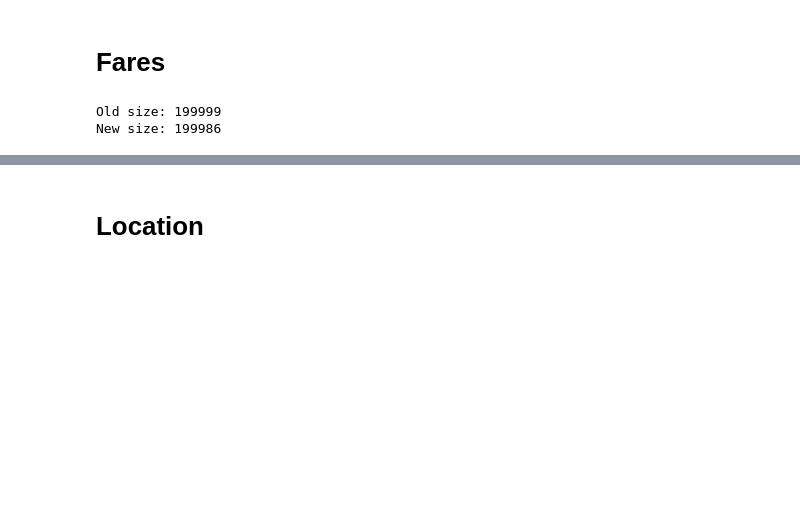
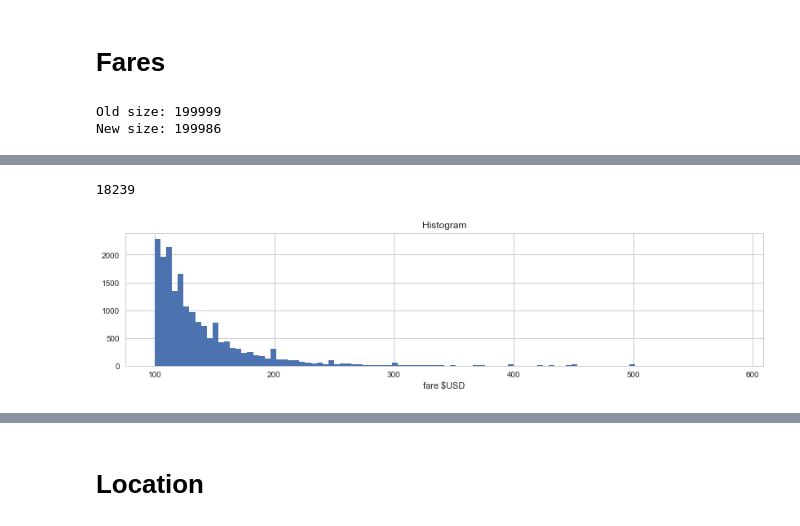
Before and after one commit to amyncarol/taxi_fare, a Jupyter notebook: EDA.ipynb, the cells around one changed output, grey strips where cells are left out. Drawn from its saved outputs; the diff is of its cells as text; code cells hidden in the pictures; blank space fills up the shorter version.

```diff
--- a/EDA.ipynb
+++ b/EDA.ipynb
@@ -107,0 +162,10 @@ plt.title('Histogram');
+# %%
+#fare dist
+df_train[(df_train.fare_amount<=600) & (df_train.fare_amount>100)].fare_amount.hist(bins = 100, figsize=(14, 3))
+#df_train.fare_amount.hist(bins = 100, figsize=(14, 3))
+plt.xlabel('fare $USD')
+plt.title('Histogram');
+print(len(df_train[(df_train.fare_amount<=600) & (df_train.fare_amount>100)]))
+# %% [output]
+18239
+[figure, added]
```
Also changed, not shown: parts of 13 cells of this notebook.
